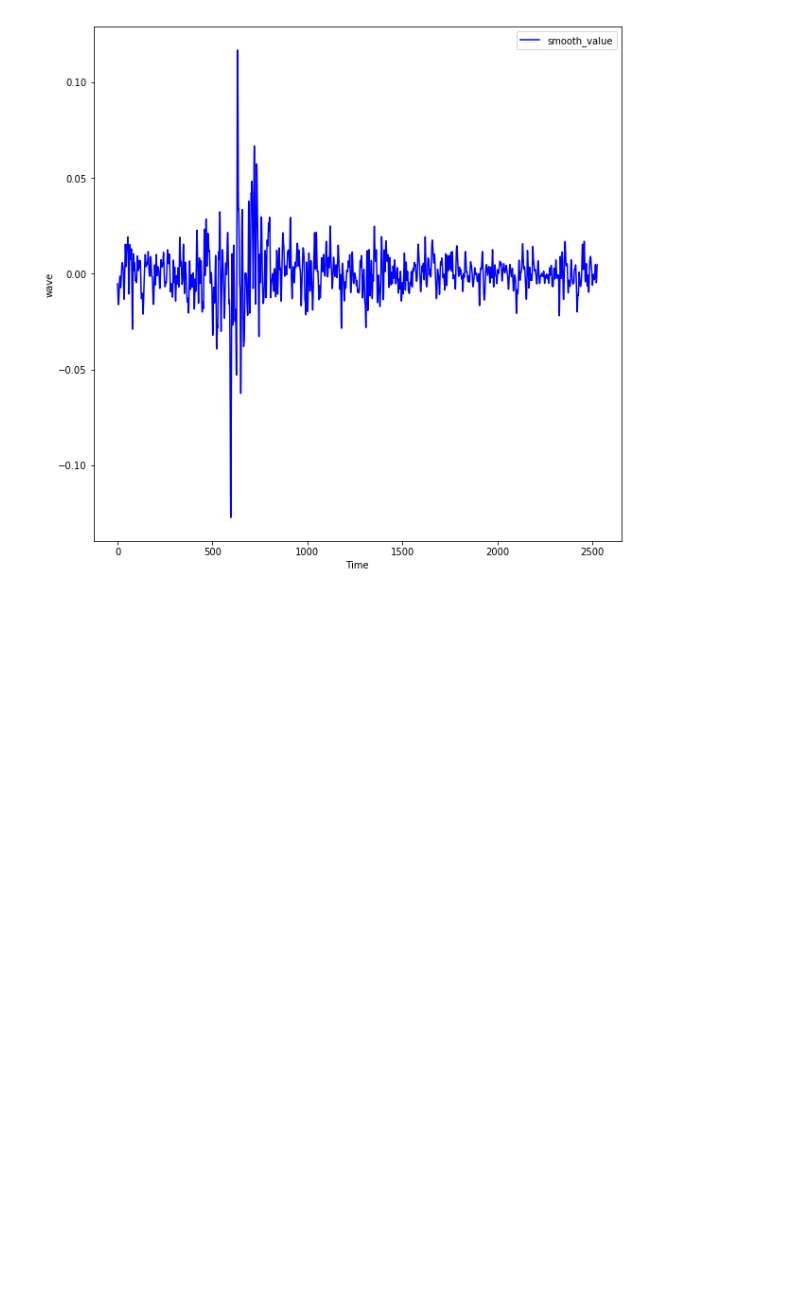
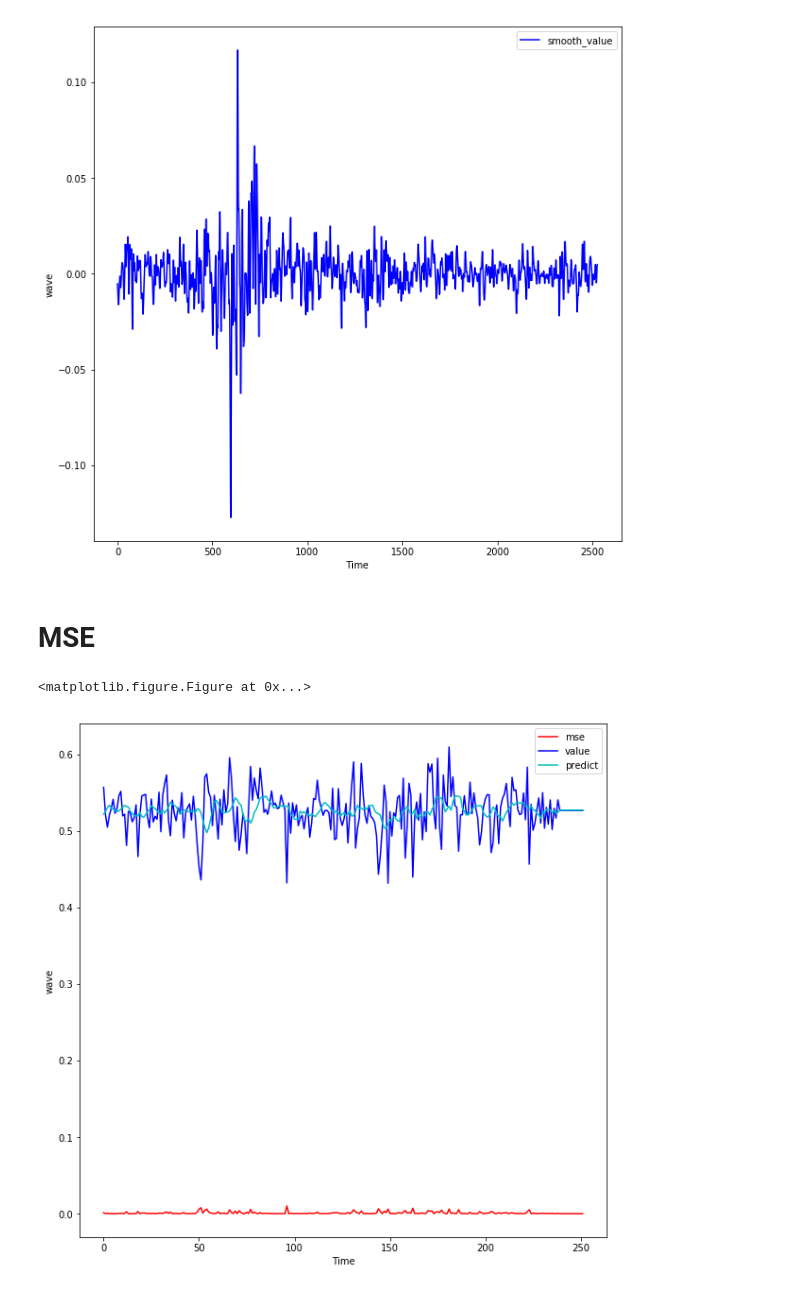
Before and after one commit to SnowMasaya/time_series_anomaly_detect_keras, a Jupyter notebook: notebooks/TestDataCheck.ipynb, the cells around one changed output. Drawn from its saved outputs; the diff is of its cells as text; code cells hidden in the pictures; blank space fills up the shorter version.

```diff
--- a/notebooks/TestDataCheck.ipynb
+++ b/notebooks/TestDataCheck.ipynb
@@ -130,3 +130,18 @@ plot_figure(data_list, color_list, label_list)
 # %% [output]
 <matplotlib.figure.Figure at 0x...>
 [figure]
+# %% [markdown]
+# MSE
+# %%
+anomaly_score = np.load('../src/tests/test_data/test_anomaly_score.npy')
+original_value = np.load('../src/tests/test_data/test_answer.npy')
+predict_value = np.load('../src/tests/test_data/test_predict.npy')
+
+data_list = [anomaly_score, original_value, predict_value]
+color_list = ['r', 'b', 'c']
+label_list = ['mse', 'value', 'predict']
+
+plot_figure(data_list, color_list, label_list)
+# %% [output]
+<matplotlib.figure.Figure at 0x...>
+[figure, added]
```
Also changed, not shown: parts of 1 cell of this notebook, 11 other files.
